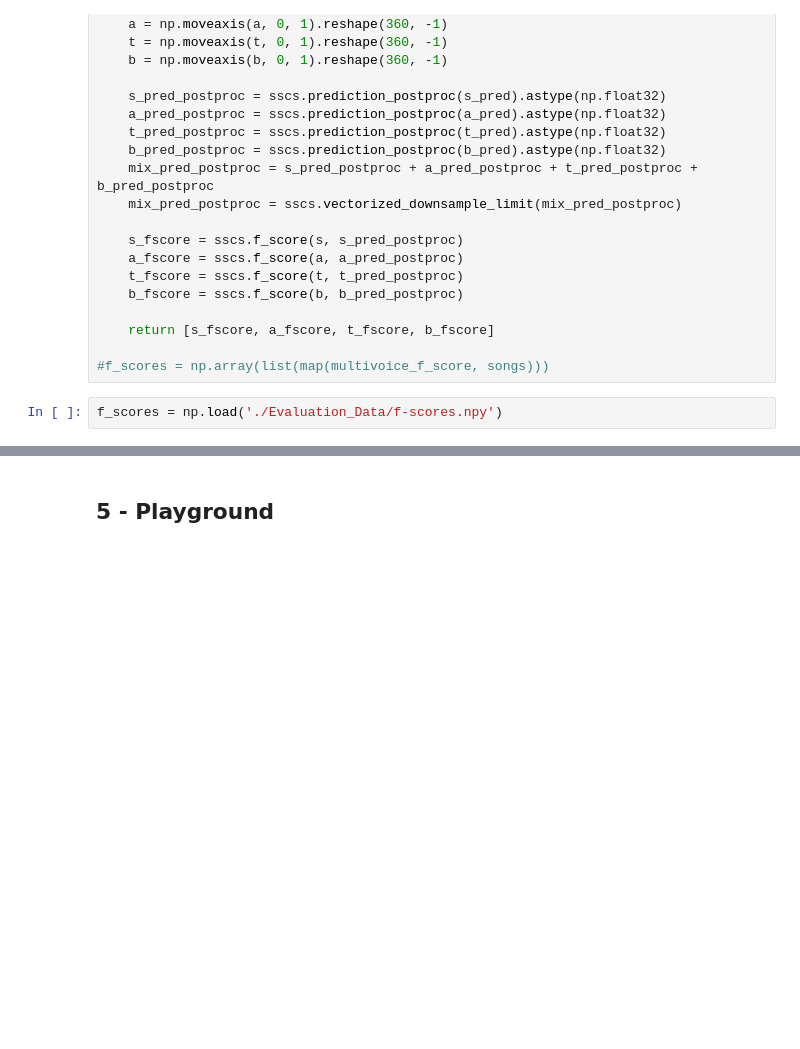
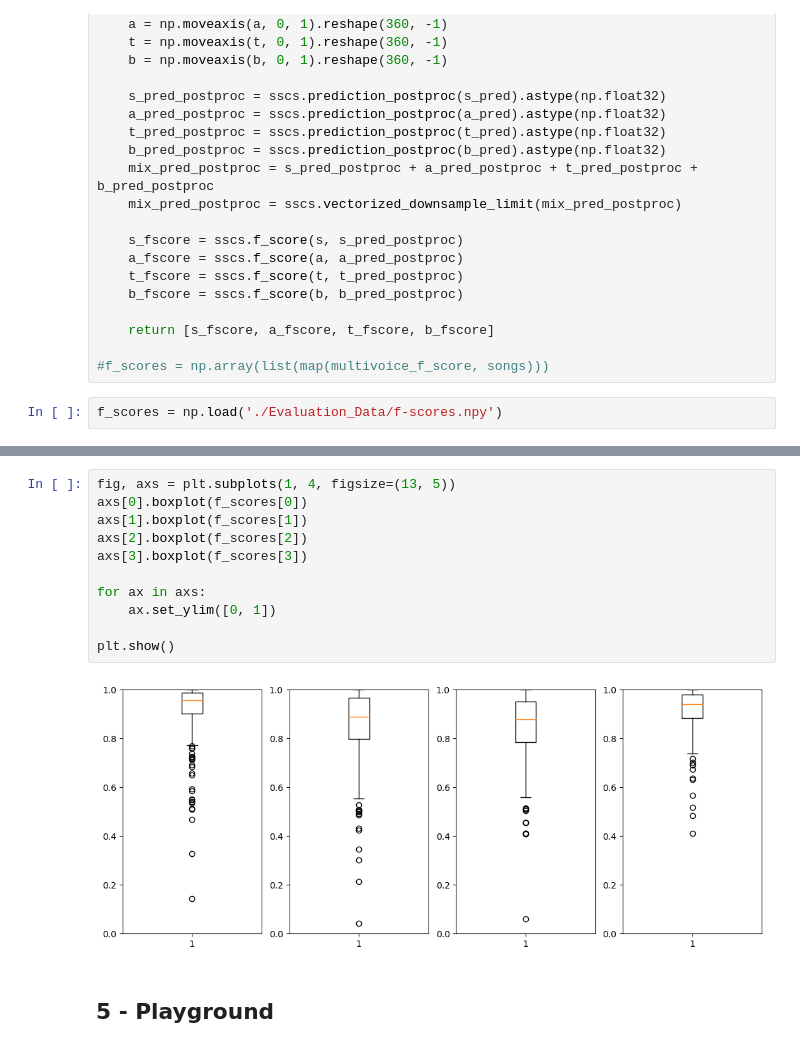
Before and after one commit to Xornotor/VocalAssignment-SSCS, a Jupyter notebook: SSCS_Training.ipynb, the cells around one changed output, grey strips where cells are left out. Cells and saved outputs as stored; diff of their text form; blank space fills up the shorter version.

```diff
--- a/SSCS_Training.ipynb
+++ b/SSCS_Training.ipynb
@@ -112,3 +139,16 @@ plt.stairs(b_counts, b_bins)
+# %%
+fig, axs = plt.subplots(1, 4, figsize=(13, 5))
+axs[0].boxplot(f_scores[0])
+axs[1].boxplot(f_scores[1])
+axs[2].boxplot(f_scores[2])
+axs[3].boxplot(f_scores[3])
+
+for ax in axs:
+    ax.set_ylim([0, 1])
+
+plt.show()
+# %% [output]
+[figure, added]
 # %% [markdown]
 ## 5 - Playground
 # %%
```
Also changed, not shown: parts of 6 cells of this notebook.
